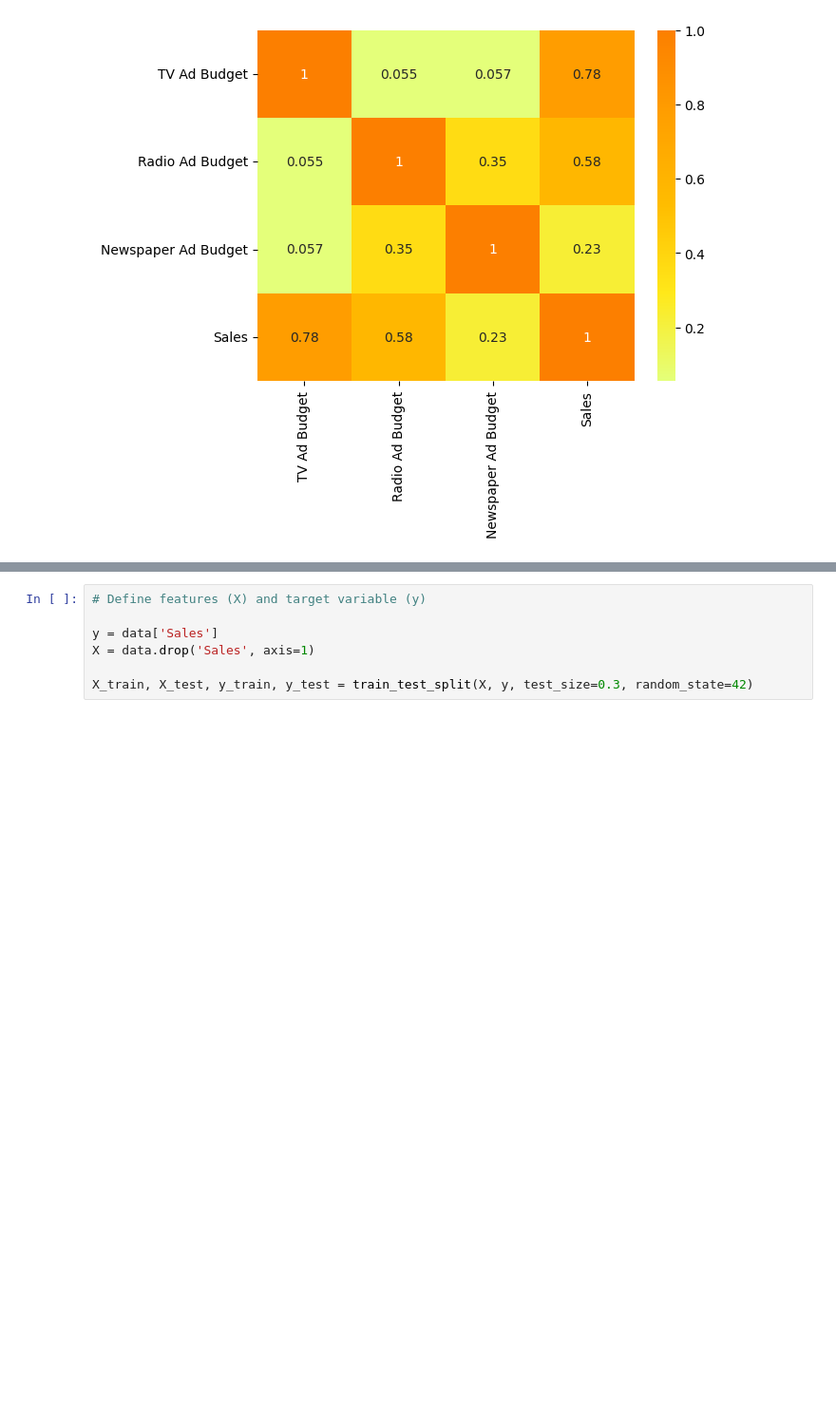
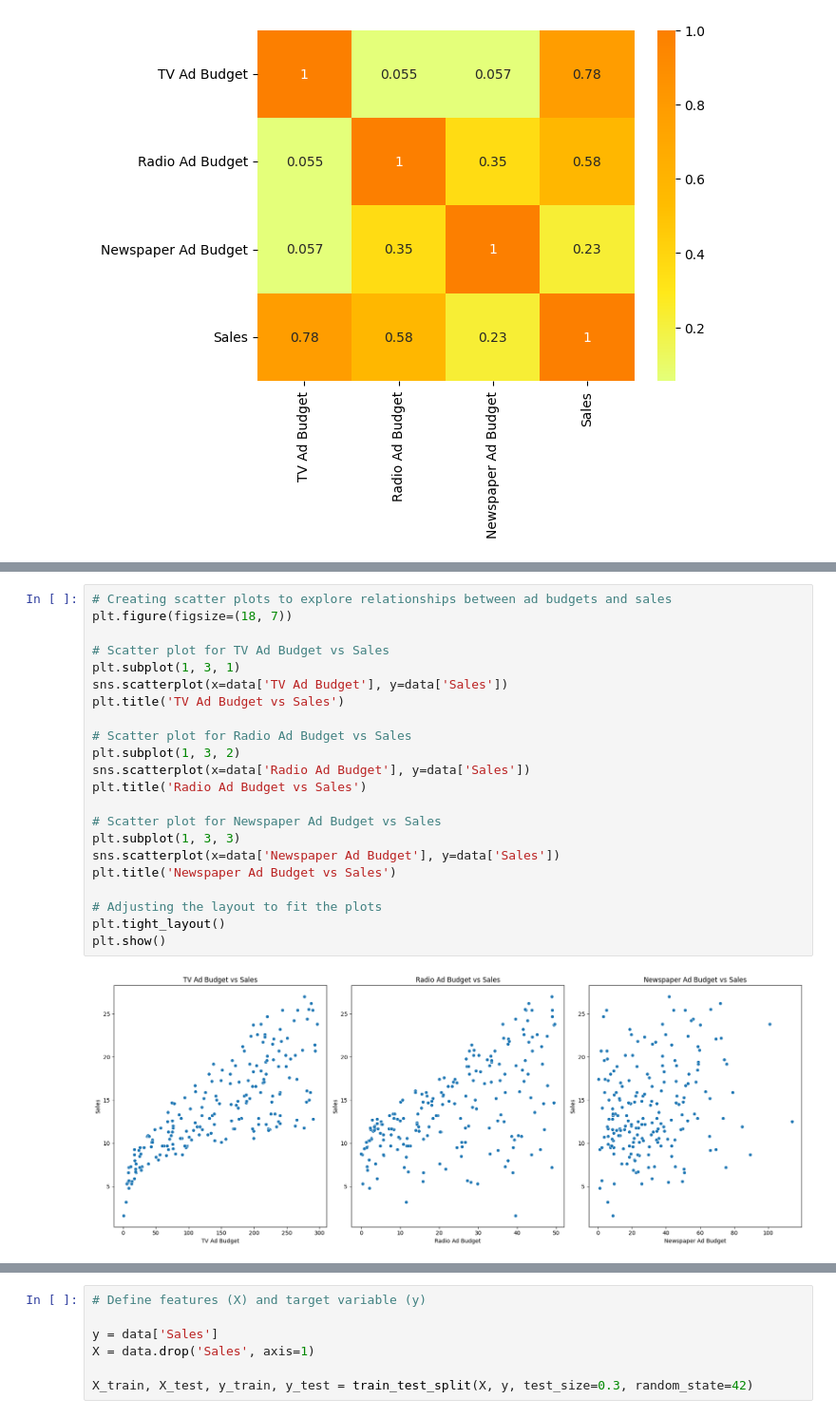
Before and after one commit to anaVitoriaLouro/sales-forecast, a Jupyter notebook: notebooks/Sales Forescast - Machine Learning.ipynb, the cells around one changed output, grey strips where cells are left out. Shown: that part at 95% size. Drawn from its saved outputs; the diff is of its cells as text; blank space fills up the shorter version.

Commit message:
doc: Adding documentation on Sales Forecasting Project - Adding a New Feature

```diff
--- a/notebooks/Sales Forescast - Machine Learning.ipynb
+++ b/notebooks/Sales Forescast - Machine Learning.ipynb
@@ -107,0 +120,24 @@ plt.show
+# %%
+# Creating scatter plots to explore relationships between ad budgets and sales
+plt.figure(figsize=(18, 7))
+
+# Scatter plot for TV Ad Budget vs Sales
+plt.subplot(1, 3, 1)
+sns.scatterplot(x=data['TV Ad Budget'], y=data['Sales'])
+plt.title('TV Ad Budget vs Sales')
+
+# Scatter plot for Radio Ad Budget vs Sales
+plt.subplot(1, 3, 2)
+sns.scatterplot(x=data['Radio Ad Budget'], y=data['Sales'])
+plt.title('Radio Ad Budget vs Sales')
+
+# Scatter plot for Newspaper Ad Budget vs Sales
+plt.subplot(1, 3, 3)
+sns.scatterplot(x=data['Newspaper Ad Budget'], y=data['Sales'])
+plt.title('Newspaper Ad Budget vs Sales')
+
+# Adjusting the layout to fit the plots
+plt.tight_layout()
+plt.show()
+# %% [output]
+[figure, added]
```
Also changed, not shown: parts of 26 cells of this notebook.
